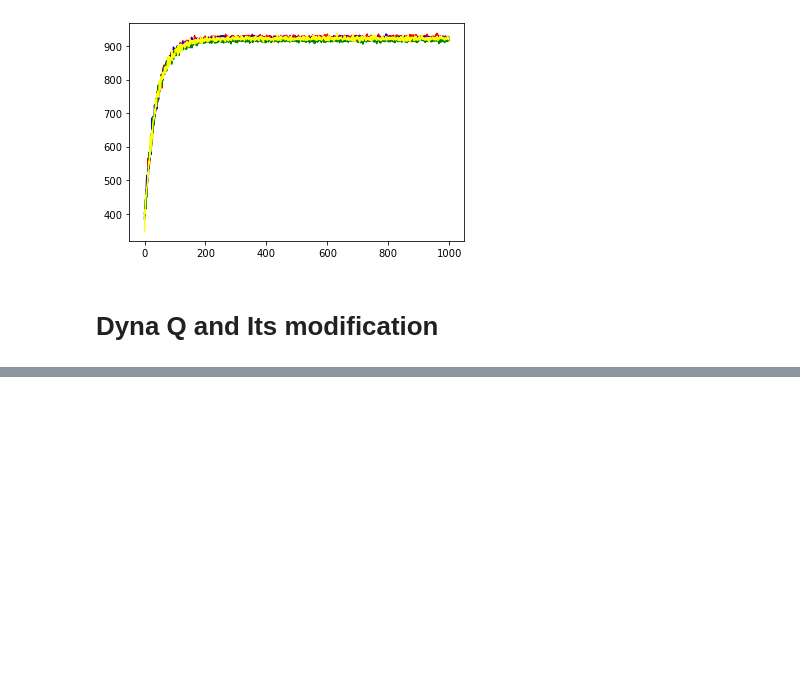
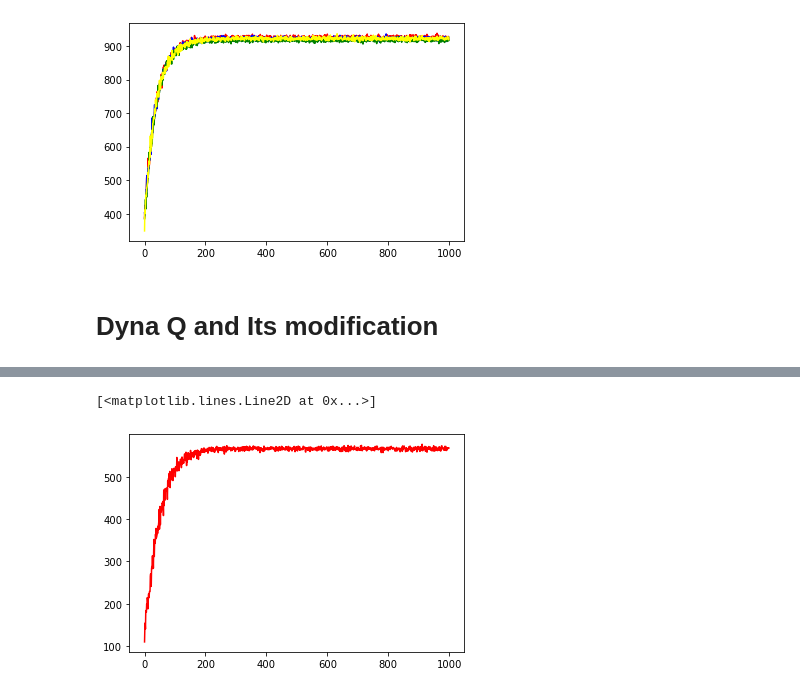
Before and after one commit to neel-singhania/Foraging_DRL_Project, a Jupyter notebook: Untitled.ipynb, the cells around one changed output, grey strips where cells are left out. Cells and saved outputs as stored; diff of their text form; code cells hidden in the pictures; blank space fills up the shorter version.

```diff
--- a/Untitled.ipynb
+++ b/Untitled.ipynb
@@ -789 +846,6 @@ R1014 = np.average(R14,axis = 0)
+# %%
+plt.plot(R1012,color ='red')
+# %% [output]
+[<matplotlib.lines.Line2D at 0x...>]
+[figure, added]
 # %%
```
Also changed, not shown: parts of 13 cells of this notebook.
